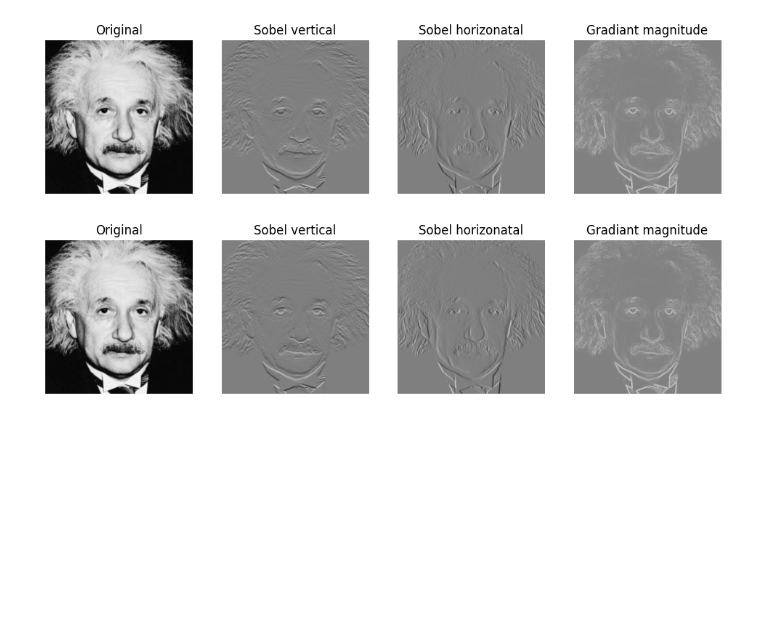
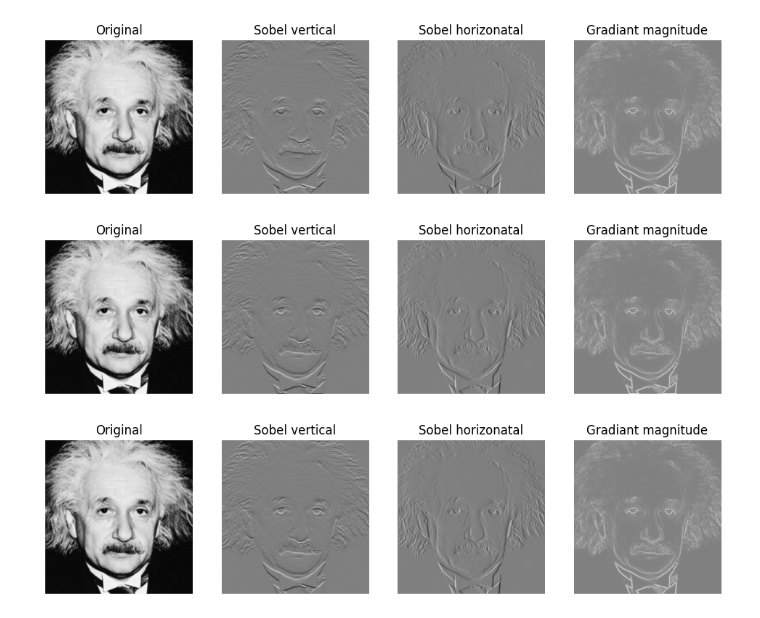
Before and after one commit to KalingaBandara/Assignment-1-on-Intensity-Transformations-and-Neighborhood-Filtering, a Jupyter notebook: Q7.ipynb, the cells around one changed output. Saved outputs shown, nothing was run; the diff lists cells and outputs as text; code cells hidden in the pictures; blank space fills up the shorter version.

```diff
--- a/Q7.ipynb
+++ b/Q7.ipynb
@@ -41,6 +41,58 @@ plt.savefig('6a_figure.png')
 plt.show()
 # %% [output]
 [figure]
+# %%
+import cv2 as cv
+import numpy as np
+import matplotlib.pyplot as plt
+def convolution2d(image, kernel):
+    m, n = kernel.shape
+    if (m == n):
+        y, x = image.shape
+        y = y - m + 1
+        x = x - m + 1
+        new_image = np.zeros((y,x))
+        for i in range(y):
+            for j in range(x):
+                new_image[i][j] = np.sum(image[i:i+m, j:j+m]*kernel)
+    return new_image
+
+img = cv.imread('../Assignment1_Images/einstein.png', cv.IMREAD_GRAYSCALE).astype(np.float32)
+rows, cols = img.shape[0] , img.shape[1]
+sobel_v = np.array([[-1,-2,-1],[0,0,0],[1,2,1]], dtype='float')
+sobel_h = np.array([[-1,0,1],[-2,0,2],[-1,0,1]], dtype='float')
+padded = np.zeros((rows+2,cols+2))
+for i in range(rows):
+    for j in range(cols):
+        padded[i+1,j+1] = img[i,j]
+grad_x = convolution2d(padded, sobel_v)
+grad_y = convolution2d(padded, sobel_h)
+grad = np.sqrt(grad_x**2 + grad_y**2)
+# Plot the results
+fig,axes = plt.subplots(1,4, sharex=True, sharey=True, figsize=(12,3))
+axes[0].imshow(img, cmap='gray', vmin=0, vmax=255)
+axes[0].set_title('Original')
+axes[0].axis('off')
+
+axes[1].imshow(grad_x, cmap='gray', vmin=-1020, vmax=1020)
+axes[1].set_title('Sobel vertical')
+axes[1].axis('off')
+
+axes[2].imshow(grad_y, cmap='gray', vmin=-1020, vmax=1020)
+axes[2].set_title('Sobel horizonatal')
+axes[2].axis('off')
+
+axes[3].imshow(grad, cmap='gray', vmin=-1020, vmax=1020)
+axes[3].set_title('Gradiant magnitude')
+axes[3].axis('off')
+
+# Save the figure
+plt.savefig('6b_figure.png')
+
+# Show the figure
+plt.show()
+# %% [output]
+[figure, added]
 # %%
 import cv2 as cv
 import numpy as np
```
Also changed, not shown: parts of 1 cell of this notebook, 14 other files.
